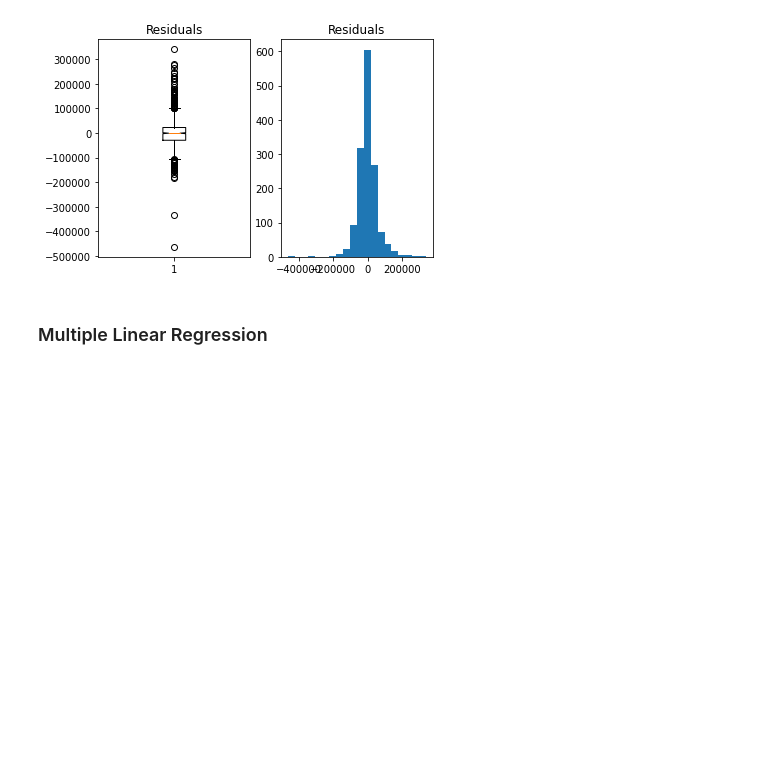
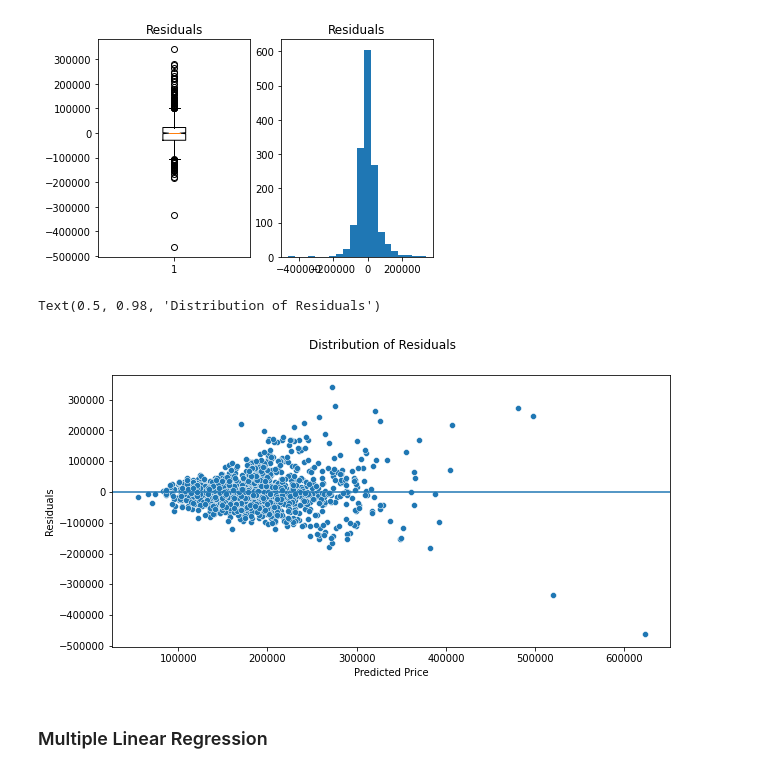
Before and after one commit to paola-amigo/P_DataScienceLabs, a Jupyter notebook: Lab5.ipynb, the cells around one changed output. Cells and saved outputs as stored; diff of their text form; code cells hidden in the pictures; blank space fills up the shorter version.

```diff
--- a/Lab5.ipynb
+++ b/Lab5.ipynb
@@ -153,6 +154,21 @@ min     -4.629985e+05
 max      3.398318e+05
 Name: Residuals, dtype: float64
 [figure]
+# %%
+#New label column
+train['predSP']=SPregr.predict(train[['GrLivArea']])
+plt.figure(figsize=(10, 5))
+
+
+
+sns.scatterplot(data=train, x='predSP', y="Residuals")
+plt.axhline(y=0)
+plt.xlabel('Predicted Price')
+plt.ylabel('Residuals')
+plt.suptitle('Distribution of Residuals')
+# %% [output]
+Text(0.5, 0.98, 'Distribution of Residuals')
+[figure, added]
 # %% [markdown]
 ### Multiple Linear Regression
 # %%
```
Also changed, not shown: parts of 7 cells of this notebook.
